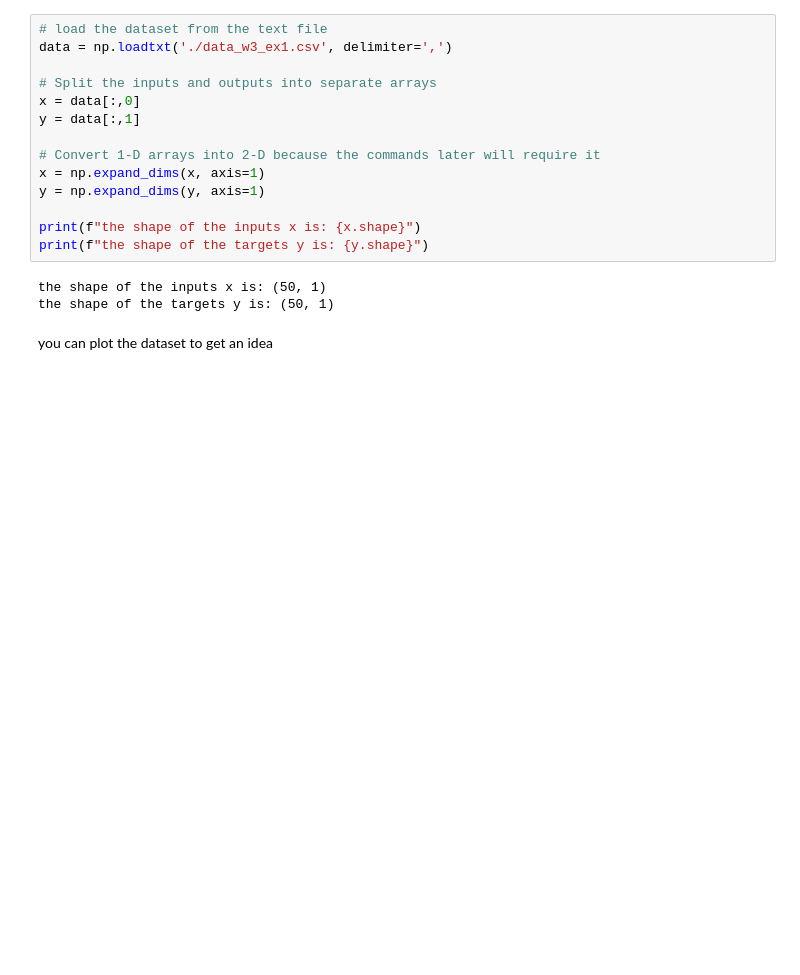
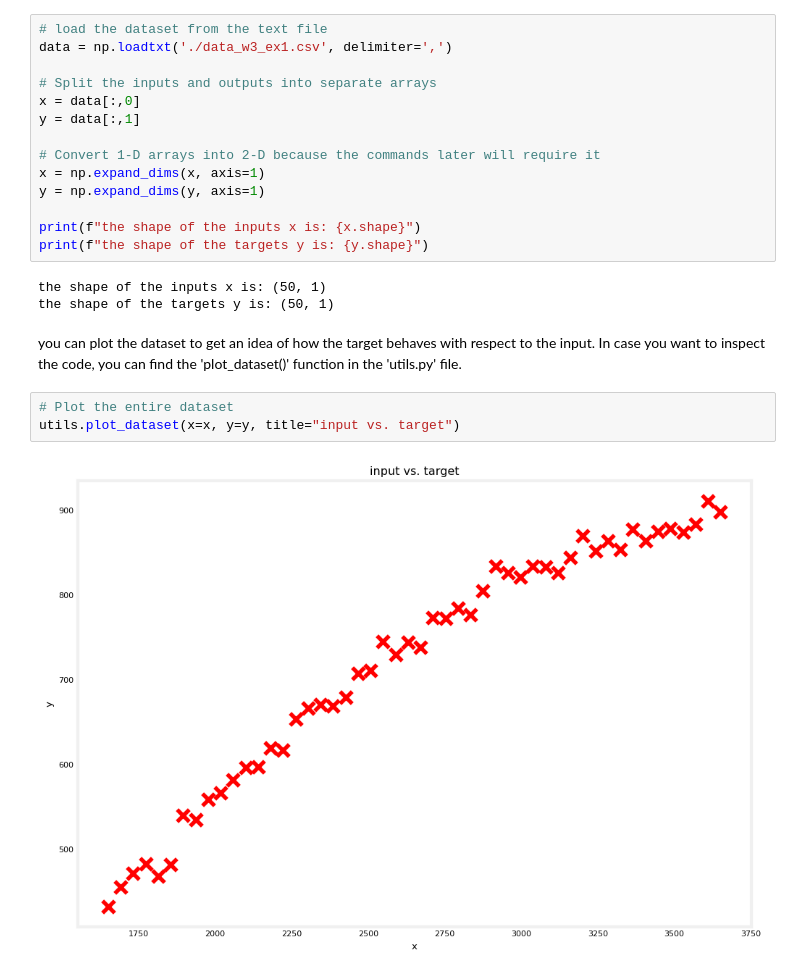
Before and after one commit to eyereece/ml-practice, a Jupyter notebook: advanced-learning-algo/w2-w3-labs/model-evaluation-and-selection.ipynb, the cells around one changed output. Cells and saved outputs as stored; diff of their text form; blank space fills up the shorter version.

```diff
--- a/advanced-learning-algo/w2-w3-labs/model-evaluation-and-selection.ipynb
+++ b/advanced-learning-algo/w2-w3-labs/model-evaluation-and-selection.ipynb
@@ -49,5 +49,10 @@ print(f"the shape of the targets y is: {y.shape}")
 # %% [output]
 the shape of the inputs x is: (50, 1)
 the shape of the targets y is: (50, 1)
-# %% [markdown]
-you can plot the dataset to get an idea
+# %% [markdown]
+you can plot the dataset to get an idea of how the target behaves with respect to the input. In case you want to inspect the code, you can find the 'plot_dataset()' function in the 'utils.py' file.
+# %%
+# Plot the entire dataset
+utils.plot_dataset(x=x, y=y, title="input vs. target")
+# %% [output]
+[figure, added]
```
Also changed, not shown: parts of 44 cells of this notebook, 1 other file.
